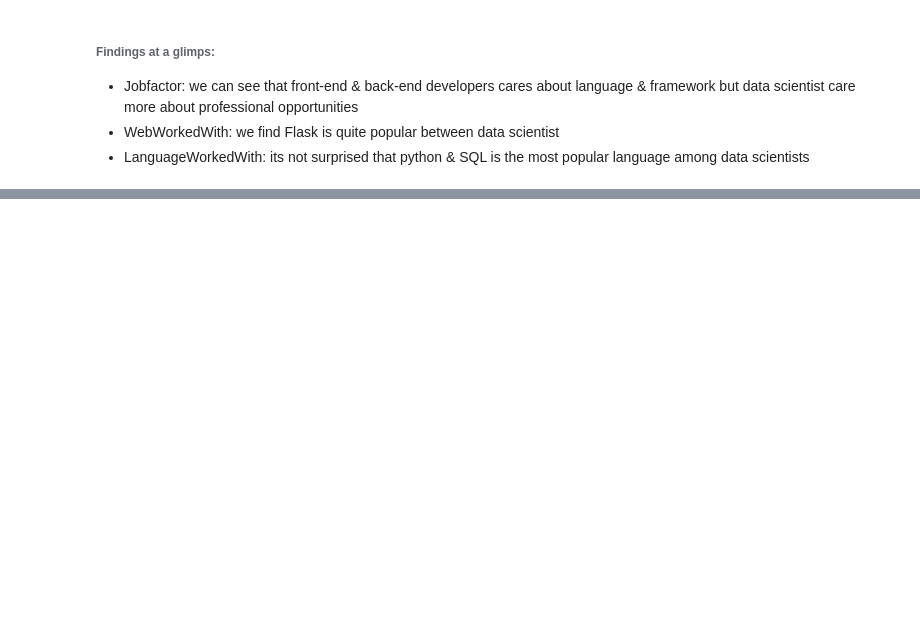
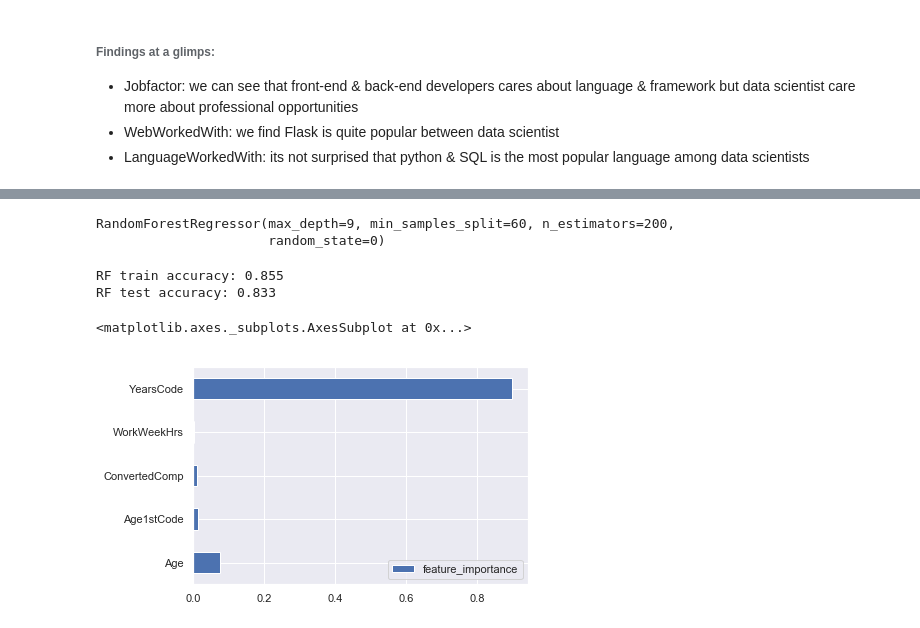
Before and after one commit to chengweiiii/stack-overflow-developer-survey-2020, a Jupyter notebook: stackoverflow_analytics.ipynb, the cells around one changed output, grey strips where cells are left out. Saved outputs shown, nothing was run; the diff lists cells and outputs as text; code cells hidden in the pictures; blank space fills up the shorter version.

Commit message:
add predictive modeling part

```diff
--- a/stackoverflow_analytics.ipynb
+++ b/stackoverflow_analytics.ipynb
@@ -262,0 +300,12 @@ for col in multi_sel_var:
+# %%
+#we want to focus on data scientist, who has not null ConvertedComp
+df_data_scientist = df_interested[(df_interested.DevType=="Data Scientist") & (~df_interested.ConvertedComp.isnull())]
+
+#to simply the modeling task, we only chose numeric_columns & multi_sel_columns
+df_data_scientist = df_data_scientist[numeric_columns]
+# %%
+modeling_df = df_data_scientist.copy()
+modeling_df = modeling_df[numeric_columns]
+imp = SimpleImputer(missing_values=np.nan, strategy='mean')
+modeling_df = imp.fit_transform(modeling_df)
+modeling_df = pd.DataFrame(data=modeling_df,columns=numeric_columns)
@@ -262,0 +316,24 @@ for col in multi_sel_var:
+# %%
+from sklearn.ensemble import RandomForestRegressor
+from sklearn.datasets import make_classification
+from sklearn.model_selection import train_test_split
+y = modeling_df.iloc[:,-1]
+X = modeling_df.iloc[:,:-1]
+X_train, X_test, y_train, y_test = train_test_split(X, y,test_size=0.3, random_state=44)
+clf = RandomForestRegressor(max_depth=9,n_estimators=200,min_samples_split=60, random_state=0)
+clf.fit(X_train, y_train)
+# %% [output]
+RandomForestRegressor(max_depth=9, min_samples_split=60, n_estimators=200,
+                      random_state=0)
+# %%
+print("RF train accuracy: %0.3f" % clf.score(X_train, y_train))
+print("RF test accuracy: %0.3f" % clf.score(X_test, y_test))
+# %% [output]
+RF train accuracy: 0.855
+RF test accuracy: 0.833
+# %%
+df = pd.DataFrame(data = clf.feature_importances_, columns=["feature_importance"],index =list(tmp_df.columns[:-1]))
+df.plot(kind="barh")
+# %% [output]
+<matplotlib.axes._subplots.AxesSubplot at 0x...>
+[figure, added]
```
Also changed, not shown: parts of 21 cells of this notebook.
